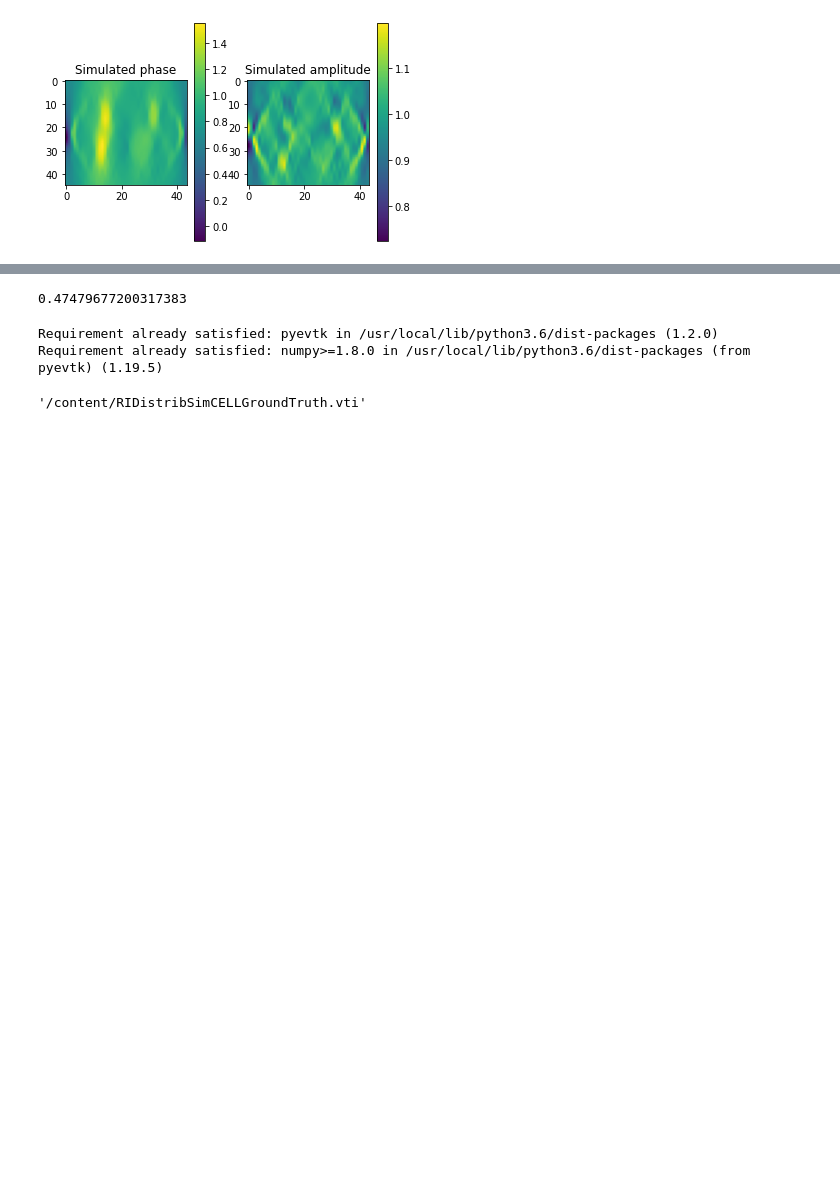
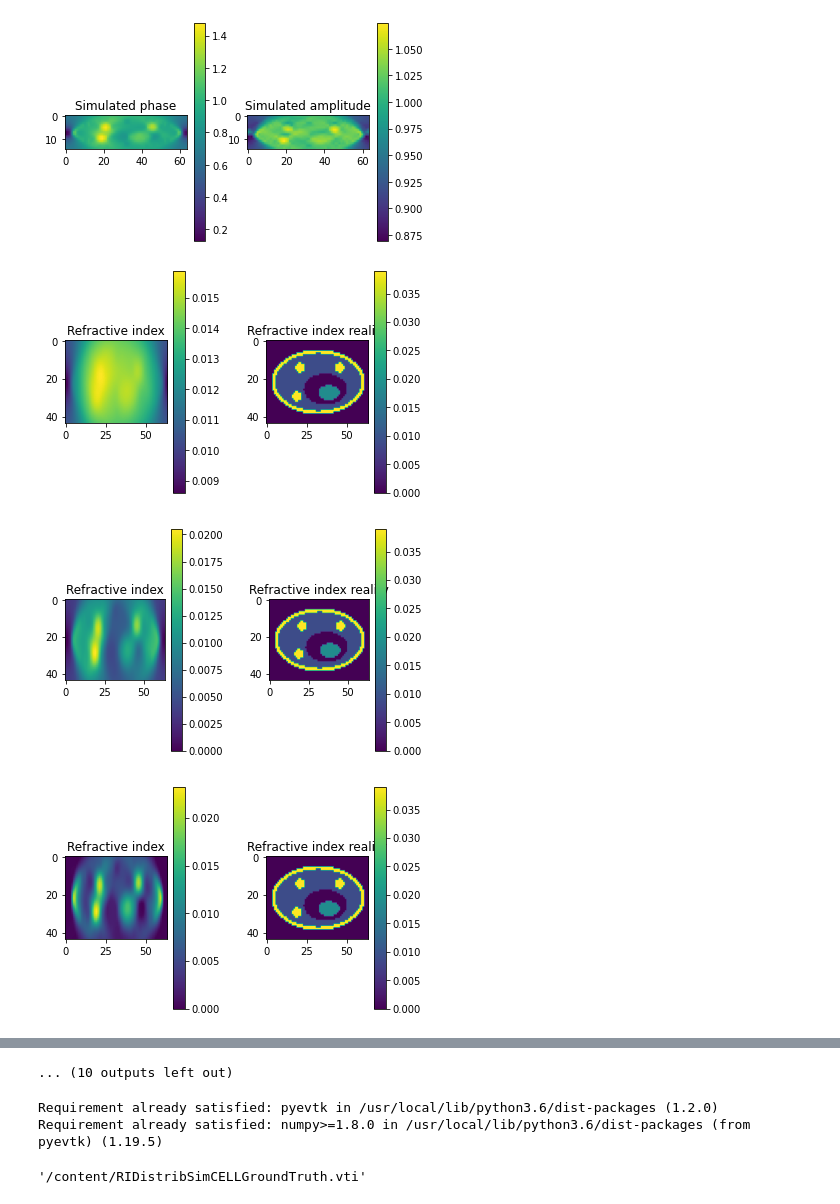
Before and after one commit to MiroDur/MuScat_Miro, a Jupyter notebook: DataReconstructionFromSimCell.ipynb, the cells around one changed output, grey strips where cells are left out. Cells and saved outputs as stored; diff of their text form; code cells hidden in the pictures; blank space fills up the shorter version.

```diff
--- a/DataReconstructionFromSimCell.ipynb
+++ b/DataReconstructionFromSimCell.ipynb
@@ -15,6 +12,6 @@ Successfully installed tensorflow-addons-0.12.1
 # %%
 import sys
-sys.path.append('/content/drive/My Drive/MuScat')
+sys.path.append('/content/drive/MyDrive/MuScat')
 from MuScatObject import MuScatObject
 from MuScatField import MuScatField
 from MuScatParameters import MuScatParameters
@@ -44,16 +41,16 @@ start = time.time()
 # Illumination in most of the cases with 20x objective with NA=0.5
 # Detection with 40x objective NA=0.95
 parameters = MuScatParameters(0.650,        # wavelength in vacuum
-                              [45, 44, 44], # gridSize [z, x ,y]
-                              0.15787*2,          # dx
-                              0.15787*2,          # dy
+                              [44, 64,64], # gridSize [z, x ,y]
+                              0.15*1.5,          # dx
+                              0.15*1.5,          # dy
                               0.2*refrIndM,          # dz
                               refrIndM,          # refractive index in medium
-                              0.5,          # NAc
+                              0.90,          # NAc
                               0.95)          # NAo
-zsampling = 1
+zsampling = 3
 
-regLambdaL1 = 0.0003
+regLambdaL1 = 0.0000008
 regLambdaL2 = 0.000
 regLambdaTV = 0.00003
 learnRate = 0.8
@@ -68,11 +65,31 @@ refShifts = tf.cast(tf.constant([[shift1, shift1],[0., 0.],[-shift1, shift1],[sh
 refShifts = tf.cast(tf.constant([[0., 0.]]), tf.float32)
 #refShifts = tf.cast(tf.constant([[0.,shift1]]), tf.float32)
 # Initialize Illumination and detection part
-imagingSim.Illumination(HollowCone = 0.1)
+imagingSim.Illumination(HollowCone=0.0, sampling=1, shift=[0,0])
 imagingSim.Detection()
 
+Piston = 0.   #    1: "Piston",
+Xtilt = 0.    #    2: "Tip (lateral position) (X-Tilt)",
+Ytilt = 0.    #    3: "Tilt (lateral position) (Y-Tilt)",
+Defocus = 0.  #    4: "Defocus (longitudinal position)",
+Oastig = 0.   #    5: "Oblique astigmatism",
+Vastig = 0.   #    6: "Vertical astigmatism",
+Vcoma = 0.   #    7: "Vertical coma",
+Hcoma = 0.    #    8: "Horizontal coma",
+Vtrefoil = 0. #    9: "Vertical trefoil",
+Otrefoil = 0. #    10: "Oblique trefoil",
+Spherical = 0.#    11: "Primary spherical",
+#    12: "Vertical secondary astigmatism",
+#    13: "Oblique secondary astigmatism",
+#    14: "Vertical quadrafoil",
+#    15: "Oblique quadrafoil"
+
+zernCoef = tf.Variable([[Piston, Xtilt, Ytilt, Defocus, Oastig, Vastig,
+                         Vcoma, Hcoma, Vtrefoil, Otrefoil, Spherical]], tf.float32)
+imagingSim.ZernikeCoefficients = zernCoef;
+
 # Initialize object containing refractive index Variable-Tensor to be optimized
-optimizedObject = MuScatObject(parameters)
+optimizedObject = MuScatObject(parameters, initial_value=0., min_value=0.00, max_value=0.08,)
 
 # Define focal positions for z-Stack creation
 zPositions = optimizedObject.realzzz[::zsampling,0,0] - optimizedObject.realzzz[0,0,0]
@@ -118,9 +135,11 @@ regularizer = tf.keras.regularizers.L1L2(regLambdaL1, regLambdaL2)
 # Some optimizers such as Yogi have l1 and l2 as parameters
 # Yogi is steepest gradient descent based optimizer
 # ProximalAdagrad
-opt = tfa.optimizers.ProximalAdagrad(learning_rate=learnRate,
+opt = tfa.optimizers.Yogi(learning_rate=learnRate,
                           l1_regularization_strength = regLambdaL1,
                           l2_regularization_strength = regLambdaL2)
+
+imagingSim.Compute3DCTF(refShifts)
 
 def regTV(variable, parameter):
     diffZ = (variable - tf.roll(variable,1,0))
@@ -129,38 +148,61 @@ def regTV(variable, parameter):
     return parameter * tf.reduce_sum(tf.sqrt(diffZ**2 + diffX**2 + diffY**2 + \
                                              tf.keras.backend.epsilon()))
 
+Piston = 0.   #    1: "Piston",
+Xtilt = 0.    #    2: "Tip (lateral position) (X-Tilt)",
+Ytilt = 0.    #    3: "Tilt (lateral position) (Y-Tilt)",
+Defocus = 0.  #    4: "Defocus (longitudinal position)",
+Oastig = 0.   #    5: "Oblique astigmatism",
+Vastig = 0.   #    6: "Vertical astigmatism",
+Vcoma = 0.    #    7: "Vertical coma",
+Hcoma = 0.    #    8: "Horizontal coma",
+Vtrefoil = 0. #    9: "Vertical trefoil",
+Otrefoil = 0. #    10: "Oblique trefoil",
+Spherical = 0.#    11: "Primary spherical",
+#    12: "Vertical secondary astigmatism",
+#    13: "Oblique secondary astigmatism",
+#    14: "Vertical quadrafoil",
+#    15: "Oblique quadrafoil"
+
+zernCoef2 = tf.Variable([[Piston, Xtilt, Ytilt, Defocus, Oastig, Vastig,
+                         Vcoma, Hcoma, Vtrefoil, Otrefoil, Spherical]],
+                         tf.float32)
+imagingSim.ZernikeCoefficients = zernCoef;
 
 @tf.function
 def loss_fn(zStackSimulated, zStackMeasured):
     return tf.reduce_mean(tf.abs(zStackMeasured - zStackSimulated)**2) #+ regTV(optimizedObject.RIDistrib, regLambdaTV)
         #regularizer(optimizedObject.RIDistrib) #+ regTV(optimizedObject.RIDistrib, 0.0005)
 
 
 loss = lambda: loss_fn(imagingSim.CCHMImaging(
     MuScatField(imagingSim.planeWaves, parameters).ComputeMuScat(
         optimizedObject, method=MuScatMethod),
         zPositions,
         refShifts),
         zStackSimulated)
 
 lossF = [ ]
-for i in range(00):
+for i in range(100):
     opt_op = opt.minimize(loss, var_list=[optimizedObject.RIDistrib])
     if i%5==0:
         #lossF.append(loss().numpy())
         plt.figure(1)
         plt.subplot(121),plt.colorbar(plt.imshow(
             optimizedObject.RIDistrib[:, centerInd, :],
             aspect=parameters.dz/parameters.dx))
         plt.title('Refractive index')
         plt.subplot(122),plt.colorbar(plt.imshow(
             imagedObject.RIDistrib[:, centerInd, :],
             aspect=parameters.dz/parameters.dx))
         plt.title('Refractive index reality')
         plt.tight_layout(pad=3.0)
         #plt.subplot(133),plt.plot(lossF)
         plt.show()
 
 print(time.time()-start)
 # %% [output]
-[figure, old version]
+[figure, new version]
+[figure, added]
+[figure, added]
+[figure, added]
@@ -167,4 +217,4 @@ print(time.time()-start)
-0.47479677200317383
+... (10 outputs left out)
 # %%
 !pip install pyevtk
 from pyevtk.hl import gridToVTK
```
Also changed, not shown: parts of 6 cells of this notebook.
